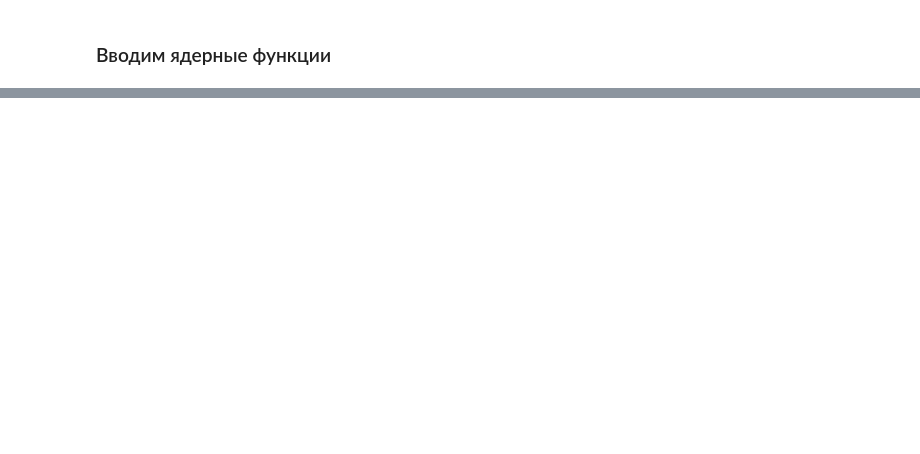
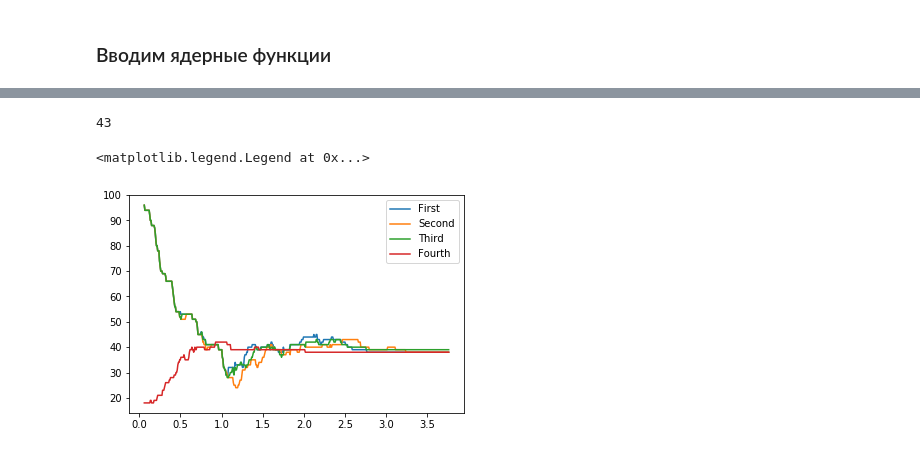
Before and after one commit to Intelligent-Systems-Phystech/StartCode, a Jupyter notebook: Kharatyan2018Problem16/Kharatyan2018Problem16.ipynb, the cells around one changed output, grey strips where cells are left out. Drawn from its saved outputs; the diff is of its cells as text; code cells hidden in the pictures; blank space fills up the shorter version.

```diff
--- a/Kharatyan2018Problem16/Kharatyan2018Problem16.ipynb
+++ b/Kharatyan2018Problem16/Kharatyan2018Problem16.ipynb
@@ -154,0 +104,53 @@ plt.plot(x,y)
+# %%
+def count_errors(h, func):
+    errors = 0
+    for i in range(metrics.shape[0]):
+            A = func(metrics[i]/h) * Y.T
+            A[0][i]=0
+            if (Y[i] == 1):
+                A[A<0] /= 12
+                A[A<0] /= h**9
+                A[A > 0] /= 87
+                A[A > 0] /= h**9
+            elif (Y[i] == -1):
+                A[A<0] /= 11
+                A[A<0] /= h**9
+                A[A > 0] /= 88
+                A[A > 0] /= h**9
+            if (np.sign(np.sum(A)) != Y[i]):
+                errors += 1
+    return errors
+# %%
+count_errors(0.8, K_1)
+# %% [output]
+43
+# %%
+import matplotlib.pyplot as plt
+x1 = list(np.linspace(0.06,3.76,500))
+y1 = []
+x2 = list(np.linspace(0.06,3.76,500))
+y2 = []
+x3 = list(np.linspace(0.06,3.76,500))
+y3 = []
+x4 = list(np.linspace(0.06,3.76,500))
+y4 = []
+x5 = list(np.linspace(0.06,3.76,500))
+y5 = []
+for _ in x1:
+    y1.append(count_errors(_,K_1))
+for _ in x2:
+    y2.append(count_errors(_,K_2))
+for _ in x3:
+    y3.append(count_errors(_,K_3))
+for _ in x4:
+    y4.append(count_errors(_,K_4))
+
+
+plt.plot(x1,y1,label='First')
+plt.plot(x2,y2,label='Second')
+plt.plot(x3,y3,label='Third')
+plt.plot(x4,y4,label='Fourth')
+plt.legend()
+# %% [output]
+<matplotlib.legend.Legend at 0x...>
+[figure, added]
```
Also changed, not shown: parts of 15 cells of this notebook.
